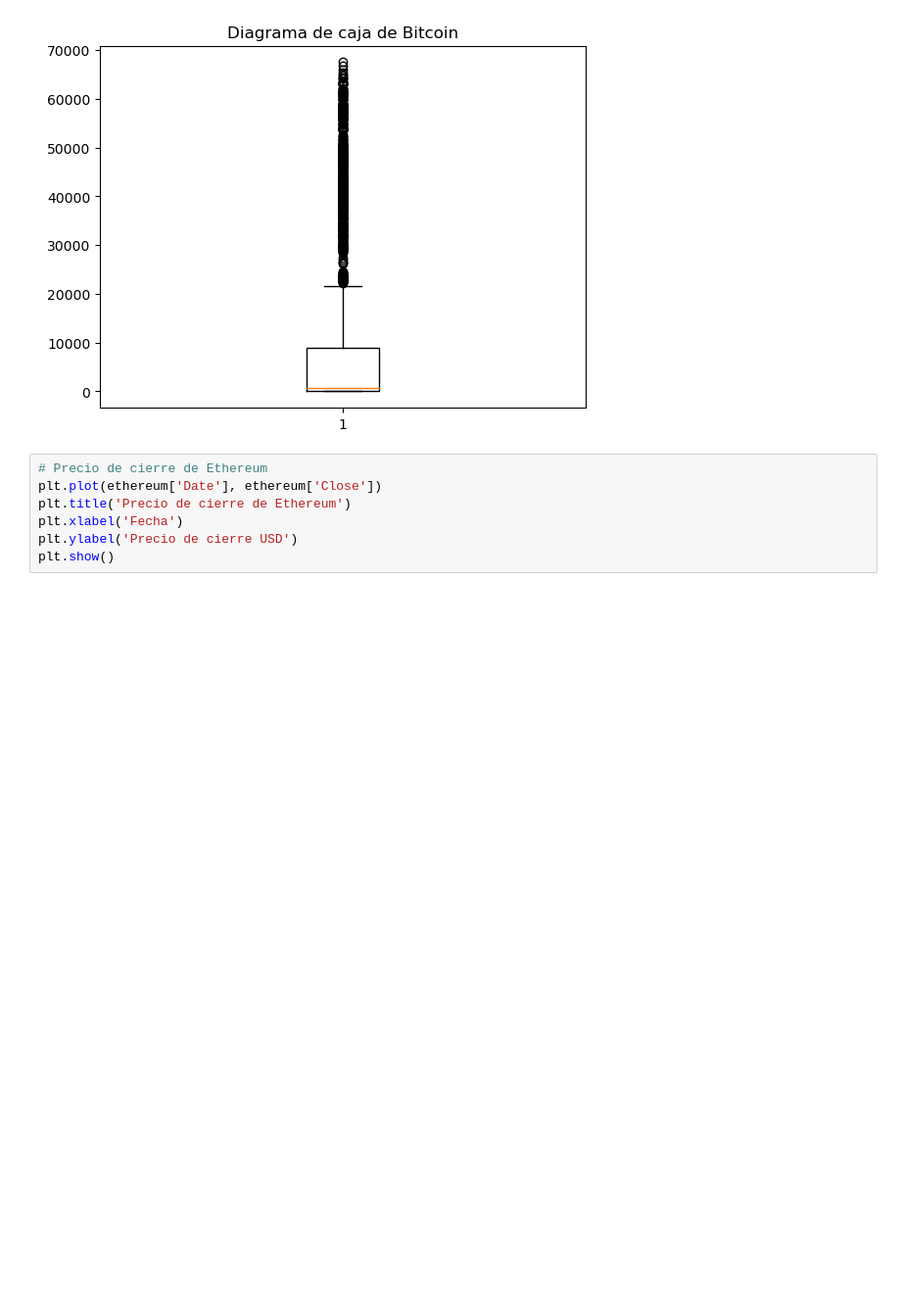
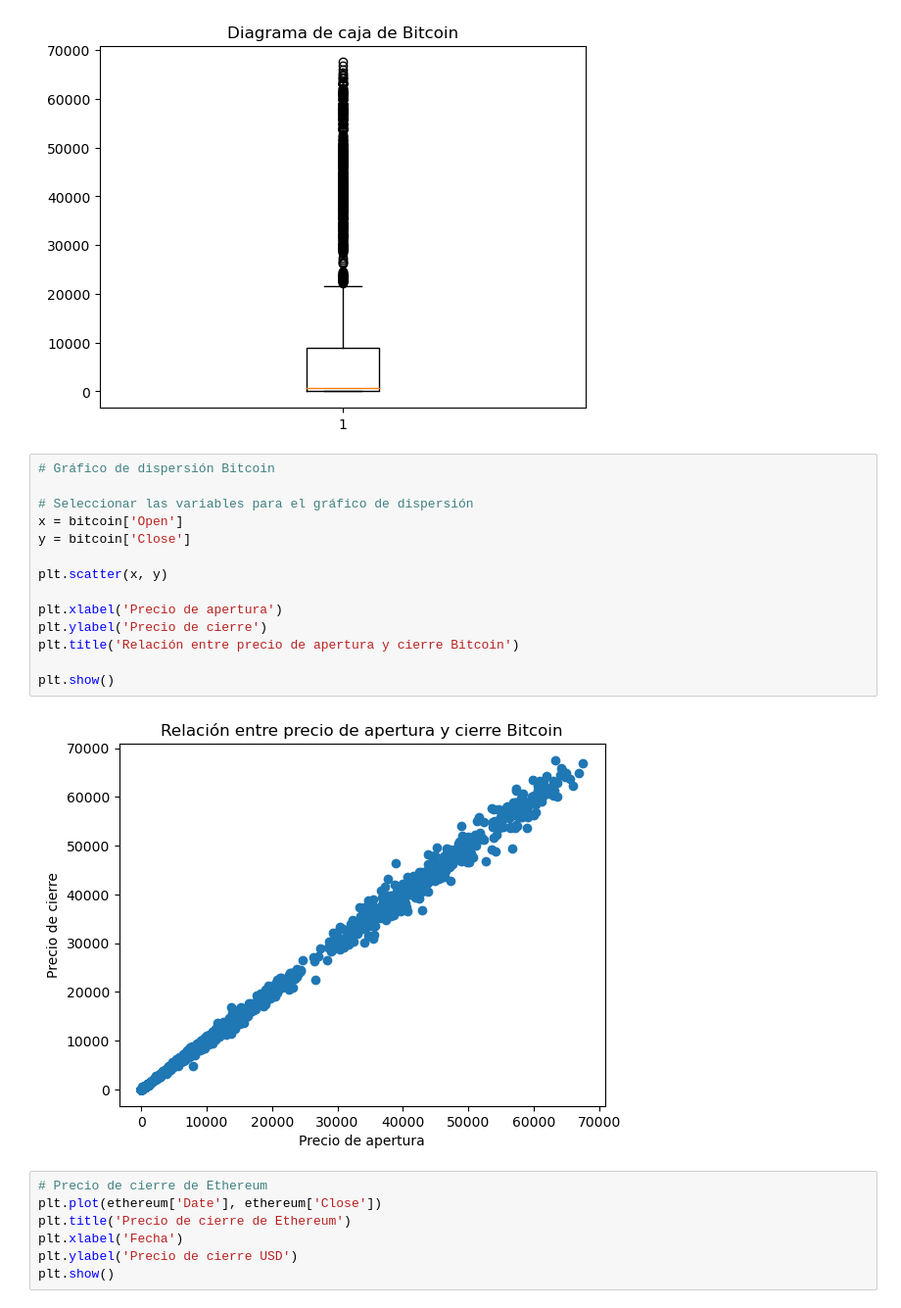
Before and after one commit to angelmpa/proyecto-portafolio, a Jupyter notebook: notebooks/analisis_inicial.ipynb, the cells around one changed output. Shown: that part at 98% size. Saved outputs shown, nothing was run; the diff lists cells and outputs as text; blank space fills up the shorter version.

Commit message:
grafico de dispersión

```diff
--- a/notebooks/analisis_inicial.ipynb
+++ b/notebooks/analisis_inicial.ipynb
@@ -199,6 +199,22 @@ plt.title('Diagrama de caja de Bitcoin')
 plt.show()
 # %% [output]
 [figure]
+# %%
+# Gráfico de dispersión Bitcoin
+
+# Seleccionar las variables para el gráfico de dispersión
+x = bitcoin['Open']
+y = bitcoin['Close']
+
+plt.scatter(x, y)
+
+plt.xlabel('Precio de apertura')
+plt.ylabel('Precio de cierre')
+plt.title('Relación entre precio de apertura y cierre Bitcoin')
+
+plt.show()
+# %% [output]
+[figure, added]
 # %%
 # Precio de cierre de Ethereum
 plt.plot(ethereum['Date'], ethereum['Close'])
```
Also changed, not shown: parts of 3 cells of this notebook.
